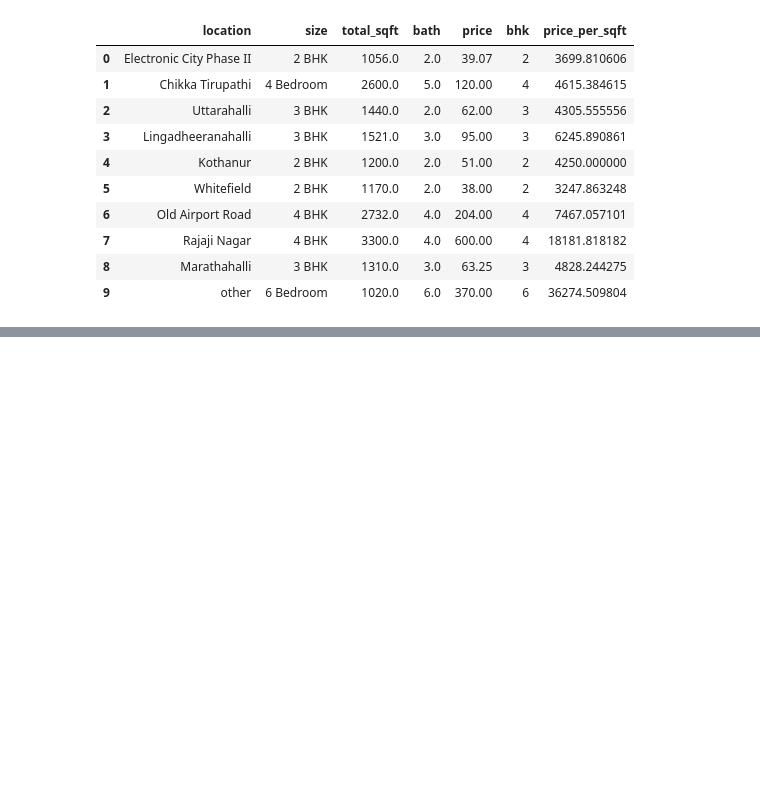
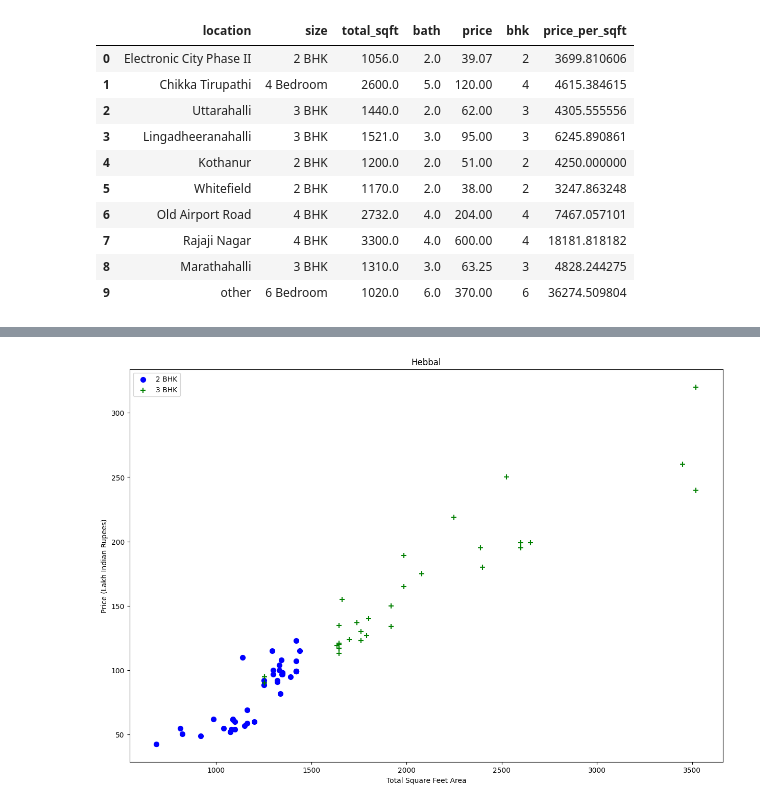
Before and after one commit to sowndsgood/House_Price_Prediction, a Jupyter notebook: Bengaluru_Home_Prices.ipynb, the cells around one changed output, grey strips where cells are left out. Saved outputs shown, nothing was run; the diff lists cells and outputs as text; code cells hidden in the pictures; blank space fills up the shorter version.

```diff
--- a/Bengaluru_Home_Prices.ipynb
+++ b/Bengaluru_Home_Prices.ipynb
@@ -297,0 +431,4 @@ Current working directory: C:\Users\pugal
+# %%
+plot_scatter_chart(df8,"Hebbal")    # Plot scatter chart for properties in "Hebbal"
+# %% [output]
+[figure, added]
```
Also changed, not shown: parts of 29 cells of this notebook.
